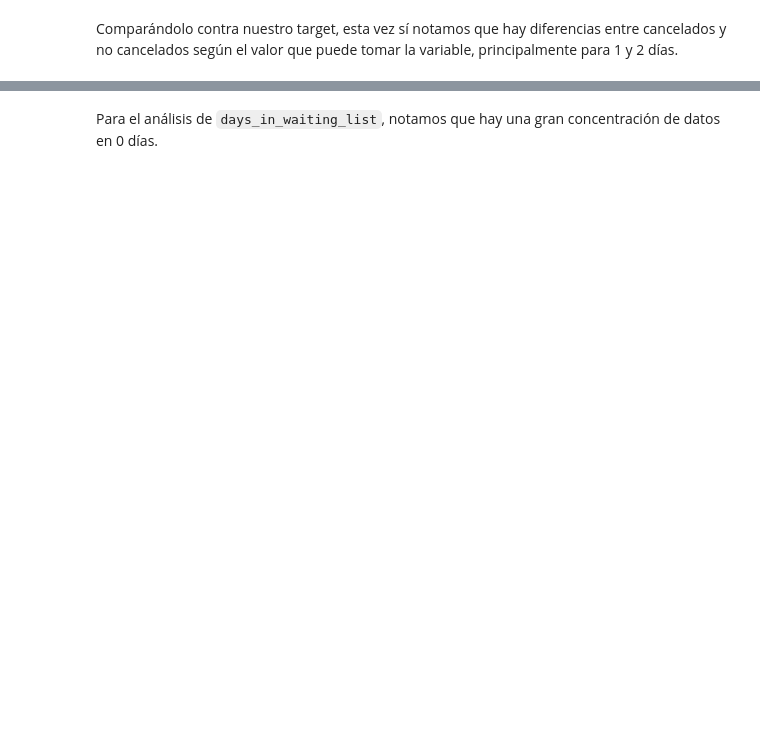
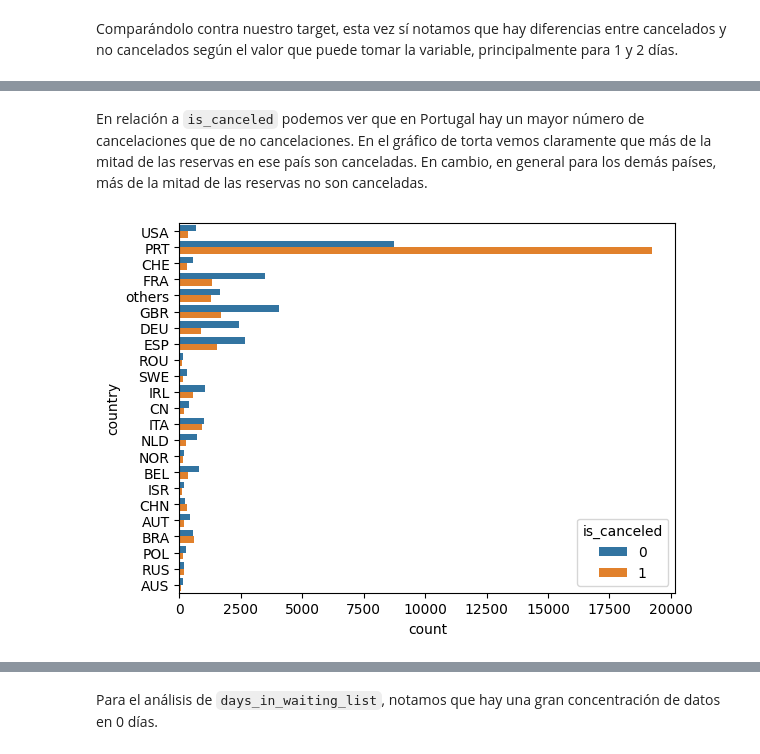
Before and after one commit to mrinkspot/Data-Science-and-Machine-Learning-Projects, a Jupyter notebook: notebook_tp.ipynb, the cells around one changed output, grey strips where cells are left out. Drawn from its saved outputs; the diff is of its cells as text; code cells hidden in the pictures; blank space fills up the shorter version.

```diff
--- a/notebook_tp.ipynb
+++ b/notebook_tp.ipynb
@@ -721,0 +739,7 @@ plt.show()
+# %% [markdown]
+En relación a `is_canceled` podemos ver que en Portugal hay un mayor número de cancelaciones que de no cancelaciones. En el gráfico de torta vemos claramente que más de la mitad de las reservas en ese país son canceladas. En cambio, en general para los demás países, más de la mitad de las reservas no son canceladas.
+# %%
+sns.countplot(y='country', hue='is_canceled', data=ds_trabajo)
+plt.show()
+# %% [output]
+[figure, added]
```
Also changed, not shown: parts of 38 cells of this notebook.
